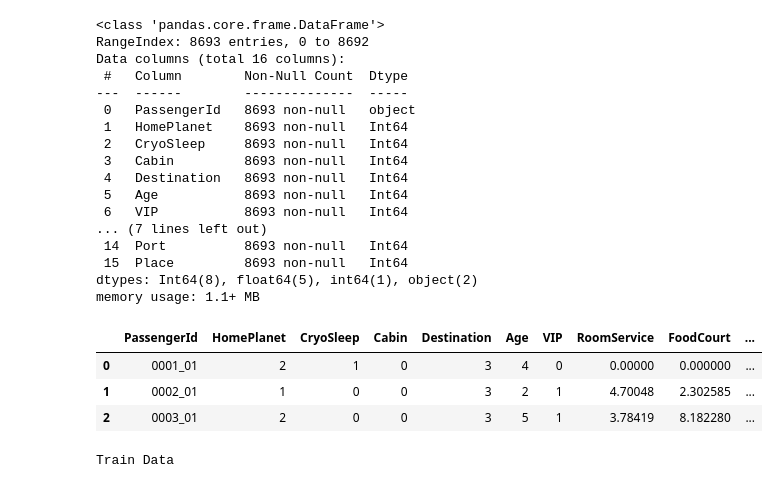
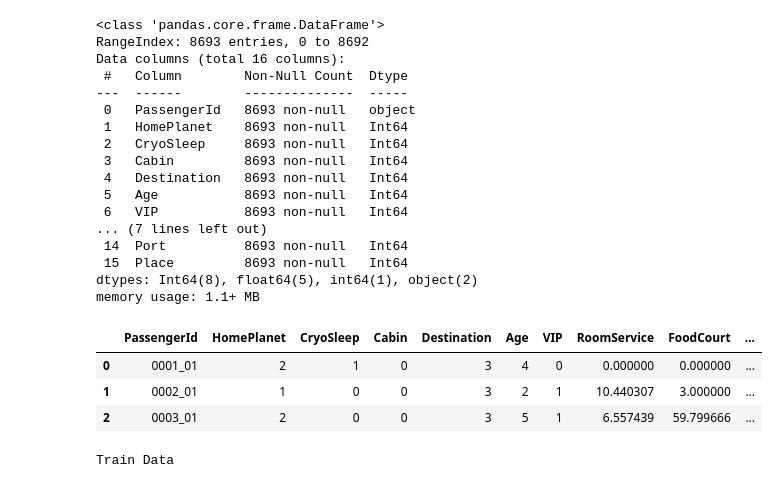
Before and after one commit to Sadeqsoli/SpaceTitanicSurvivors, a Jupyter notebook: spacetitanicsurvivors.ipynb, the cells around one changed output. Drawn from its saved outputs; the diff is of its cells as text; code cells hidden in the pictures.

```diff
--- a/spacetitanicsurvivors.ipynb
+++ b/spacetitanicsurvivors.ipynb
@@ -316,47 +316,47 @@ Data columns (total 16 columns):
 dtypes: Int64(8), float64(5), int64(1), object(2)
 memory usage: 1.1+ MB
 # %%
-# ##Apply square root transformation
+##Apply square root transformation
 
-# ## Train Data
-# train['RoomService'] = train['RoomService']**0.5
-# train['FoodCourt'] = train['FoodCourt']**0.5
-# train['ShoppingMall'] = train['ShoppingMall']**0.5
-# train['Spa'] = train['Spa']**0.5
-# train['VRDeck'] = train['VRDeck']**0.5
+## Train Data
+train['RoomService'] = train['RoomService']**0.5
+train['FoodCourt'] = train['FoodCourt']**0.5
+train['ShoppingMall'] = train['ShoppingMall']**0.5
+train['Spa'] = train['Spa']**0.5
+train['VRDeck'] = train['VRDeck']**0.5
 
 
-# ## Test Data
-# test['RoomService'] = test['RoomService']**0.5
-# test['FoodCourt'] = test['FoodCourt']**0.5
-# test['ShoppingMall'] = test['ShoppingMall']**0.5
-# test['Spa'] = test['Spa']**0.5
-# test['VRDeck'] = test['VRDeck']**0.5
+## Test Data
+test['RoomService'] = test['RoomService']**0.5
+test['FoodCourt'] = test['FoodCourt']**0.5
+test['ShoppingMall'] = test['ShoppingMall']**0.5
+test['Spa'] = test['Spa']**0.5
+test['VRDeck'] = test['VRDeck']**0.5
 
-# train.head(3)
+train.head(3)
+# %% [output]
+|  | PassengerId | HomePlanet | CryoSleep | Cabin | Destination | Age | VIP | RoomService | FoodCourt | ... |
+| 0 | 0001_01 | 2 | 1 | 0 | 3 | 4 | 0 | 0.000000 | 0.000000 | ... |
+| 1 | 0002_01 | 1 | 0 | 0 | 3 | 2 | 1 | 10.440307 | 3.000000 | ... |
+| 2 | 0003_01 | 2 | 0 | 0 | 3 | 5 | 1 | 6.557439 | 59.799666 | ... |
 # %%
-## Apply log transformation
+# ## Apply log transformation
 
-## Train Data
-train['RoomService'] = np.log1p(train['RoomService'])
-train['FoodCourt'] = np.log1p(train['FoodCourt'])
-train['ShoppingMall'] = np.log1p(train['ShoppingMall'])
-train['Spa'] = np.log1p(train['Spa'])
-train['VRDeck'] = np.log1p(train['VRDeck'])
+# ## Train Data
+# train['RoomService'] = np.log1p(train['RoomService'])
+# train['FoodCourt'] = np.log1p(train['FoodCourt'])
+# train['ShoppingMall'] = np.log1p(train['ShoppingMall'])
+# train['Spa'] = np.log1p(train['Spa'])
+# train['VRDeck'] = np.log1p(train['VRDeck'])
 
 
-## Test Data
-test['RoomService'] = np.log1p(test['RoomService'])
-test['FoodCourt'] = np.log1p(test['FoodCourt'])
-test['ShoppingMall'] = np.log1p(test['ShoppingMall'])
-test['Spa'] = np.log1p(test['Spa'])
-test['VRDeck'] = np.log1p(test['VRDeck'])
-train.head(3)
+# ## Test Data
+# test['RoomService'] = np.log1p(test['RoomService'])
+# test['FoodCourt'] = np.log1p(test['FoodCourt'])
+# test['ShoppingMall'] = np.log1p(test['ShoppingMall'])
+# test['Spa'] = np.log1p(test['Spa'])
+# test['VRDeck'] = np.log1p(test['VRDeck'])
+# train.head(3)
-# %% [output]
-|  | PassengerId | HomePlanet | CryoSleep | Cabin | Destination | Age | VIP | RoomService | FoodCourt | ... |
-| 0 | 0001_01 | 2 | 1 | 0 | 3 | 4 | 0 | 0.00000 | 0.000000 | ... |
-| 1 | 0002_01 | 1 | 0 | 0 | 3 | 2 | 1 | 4.70048 | 2.302585 | ... |
-| 2 | 0003_01 | 2 | 0 | 0 | 3 | 5 | 1 | 3.78419 | 8.182280 | ... |
 # %%
 train_num = train.select_dtypes(include=['float64', 'int64'])
 
```
Also changed, not shown: parts of 2 cells of this notebook.
